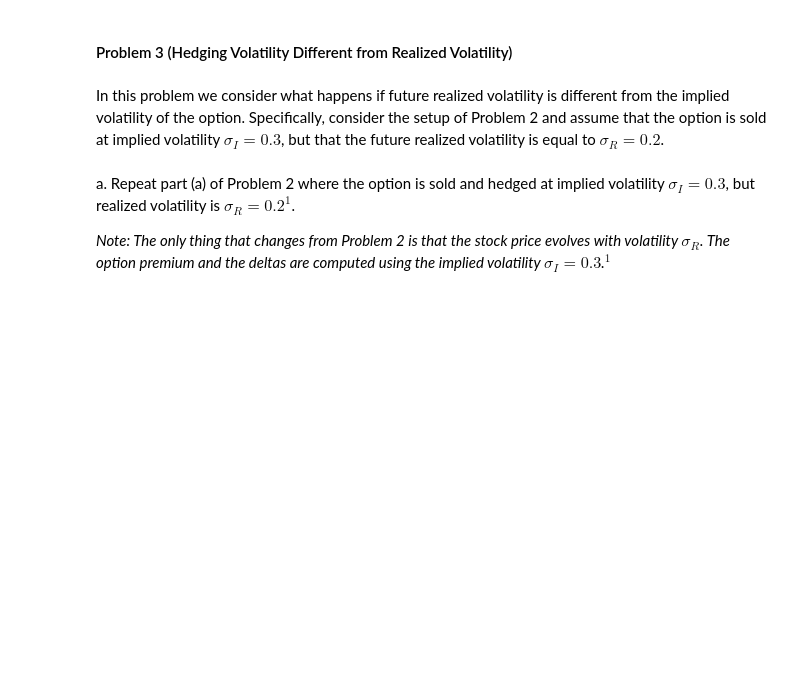
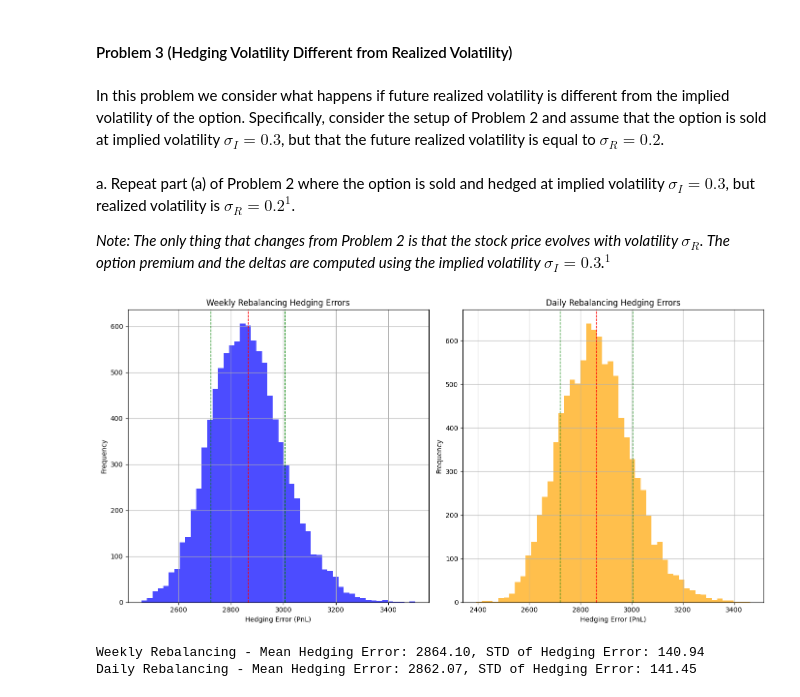
Before and after one commit to bs333/fe-621, a Jupyter notebook: FE621 - Homework/FE621 - Homework #3/Sid Bhatia - FE621 ~ Homework #3.ipynb, the cells around one changed output. Cells and saved outputs as stored; diff of their text form; code cells hidden in the pictures; blank space fills up the shorter version.

```diff
--- a/FE621 - Homework/FE621 - Homework #3/Sid Bhatia - FE621 ~ Homework #3.ipynb
+++ b/FE621 - Homework/FE621 - Homework #3/Sid Bhatia - FE621 ~ Homework #3.ipynb
@@ -609,7 +609,7 @@ def calculate_hedging_error(S0, K, T, r, mu, sigma_I, sigma_R, m, option_price):
     cash_account = -option_price
     delta_old = black_scholes_delta(S0, K, T, r, sigma_I)
     shares_held = delta_old * S0
-    cash_account += shares_held
+    cash_account += shares_held * S0
 
     for i in range(1, m + 1):
         delta_new = black_scholes_delta(stock_path[i], K, T - i * dt, r, sigma_I)
@@ -649,3 +649,40 @@ mean_error_weekly = np.mean(hedging_errors_weekly)
 std_error_weekly = np.std(hedging_errors_weekly)
 mean_error_daily = np.mean(hedging_errors_daily)
 std_error_daily = np.std(hedging_errors_daily)
+# %%
+# Plot histograms of the hedging errors for weekly and daily rebalancing
+plt.figure(figsize=(14, 7))
+
+# Histogram for weekly rebalancing
+plt.subplot(1, 2, 1)
+plt.hist(hedging_errors_weekly, bins=50, color='blue', alpha=0.7)
+plt.title('Weekly Rebalancing Hedging Errors')
+plt.xlabel('Hedging Error (PnL)')
+plt.ylabel('Frequency')
+plt.axvline(mean_error_weekly, color='red', linestyle='dashed', linewidth=1)
+plt.axvline(mean_error_weekly + std_error_weekly, color='green', linestyle='dashed', linewidth=1)
+plt.axvline(mean_error_weekly - std_error_weekly, color='green', linestyle='dashed', linewidth=1)
+plt.grid(True)
+
+# Histogram for daily rebalancing
+plt.subplot(1, 2, 2)
+plt.hist(hedging_errors_daily, bins=50, color='orange', alpha=0.7)
+plt.title('Daily Rebalancing Hedging Errors')
+plt.xlabel('Hedging Error (PnL)')
+plt.ylabel('Frequency')
+plt.axvline(mean_error_daily, color='red', linestyle='dashed', linewidth=1)
+plt.axvline(mean_error_daily + std_error_daily, color='green', linestyle='dashed', linewidth=1)
+plt.axvline(mean_error_daily - std_error_daily, color='green', linestyle='dashed', linewidth=1)
+plt.grid(True)
+
+# Show the plot
+plt.tight_layout()
+plt.show()
+
+# Output the results
+print(f"Weekly Rebalancing - Mean Hedging Error: {mean_error_weekly:.2f}, STD of Hedging Error: {std_error_weekly:.2f}")
+print(f"Daily Rebalancing - Mean Hedging Error: {mean_error_daily:.2f}, STD of Hedging Error: {std_error_daily:.2f}")
+# %% [output]
+[figure, added]
+Weekly Rebalancing - Mean Hedging Error: 2864.10, STD of Hedging Error: 140.94
+Daily Rebalancing - Mean Hedging Error: 2862.07, STD of Hedging Error: 141.45
```
Also changed, not shown: parts of 2 cells of this notebook.
